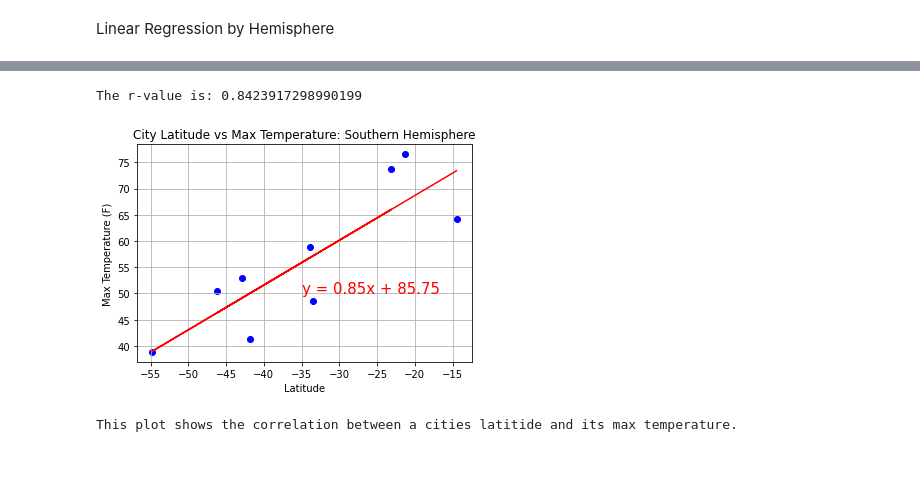
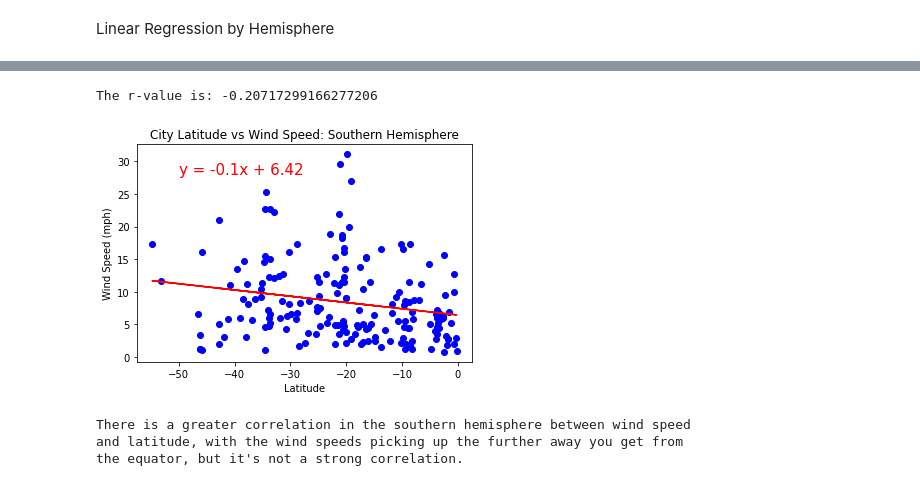
Before and after one commit to sissa81/python-api-challenge, a Jupyter notebook: WeatherPy/WeatherPy.ipynb, the cells around one changed output, grey strips where cells are left out. Drawn from its saved outputs; the diff is of its cells as text; code cells hidden in the pictures.

```diff
--- a/WeatherPy/WeatherPy.ipynb
+++ b/WeatherPy/WeatherPy.ipynb
@@ -31,8 +31,8 @@ lat_lngs = []
 cities = []
 
 # Create a set of random lat an lng combinations
-lats = np.random.uniform(lat_range[0], lat_range[1], size=25)
-lngs = np.random.uniform(lng_range[0], lng_range[1], size=25)
+lats = np.random.uniform(lat_range[0], lat_range[1], size=1500)
+lngs = np.random.uniform(lng_range[0], lng_range[1], size=1500)
 lat_lngs = zip(lats,lngs)
 
 # Identify nearest city for each lat, lng combination
@@ -269,21 +408,24 @@ This plot shows the correlation between a cities latitide and its max temperatur
 # %%
-# Create plot for Latitude vs Temperature for SOUTHERN HEMISPHERE
+# Create plot for Latitude vs Wind Speed for SOUTHERN HEMISPHERE
 x_values = south_df["Latitude"]
-y_values = south_df["Max Temperature"]
+y_values = south_df["Wind Speed"]
 (slope, intercept, rvalue, pvalue, stderr) = linregress(x_values, y_values)
 regress_values = x_values * slope + intercept
 line_eq = "y = " + str(round(slope,2)) + "x + " + str(round(intercept,2))
-plt.title("City Latitude vs Max Temperature: Southern Hemisphere")
+plt.title("City Latitude vs Wind Speed: Southern Hemisphere")
 plt.xlabel("Latitude")
-plt.ylabel("Max Temperature (F)")
-plt.scatter(south_df["Latitude"], south_df["Max Temperature"], marker="o", facecolors="blue", edgecolors="blue")
+plt.ylabel("Wind Speed (mph)")
+plt.scatter(south_df["Latitude"], south_df["Wind Speed"], marker="o", facecolors="blue", edgecolors="blue")
 plt.plot(x_values,regress_values,"r-")
-plt.annotate(line_eq,(-35,50),fontsize=15,color="red")
-plt.grid()
+plt.annotate(line_eq,(-50,28),fontsize=15,color="red")
 print(f"The r-value is: {rvalue}")
 plt.show()
-print("This plot shows the correlation between a cities latitide and its max temperature.")
+print("There is a greater correlation in the southern hemisphere between wind speed")
+print("and latitude, with the wind speeds picking up the further away you get from")
+print("the equator, but it's a weak correlation.")
 # %% [output]
-The r-value is: 0.8423917298990199
+The r-value is: -0.20717299166277206
-[figure, old version]
+[figure, new version]
-This plot shows the correlation between a cities latitide and its max temperature.
+There is a greater correlation in the southern hemisphere between wind speed
+and latitude, with the wind speeds picking up the further away you get from
+the equator, but it's not a strong correlation.
```
Also changed, not shown: parts of 22 cells of this notebook, 1 other file.
